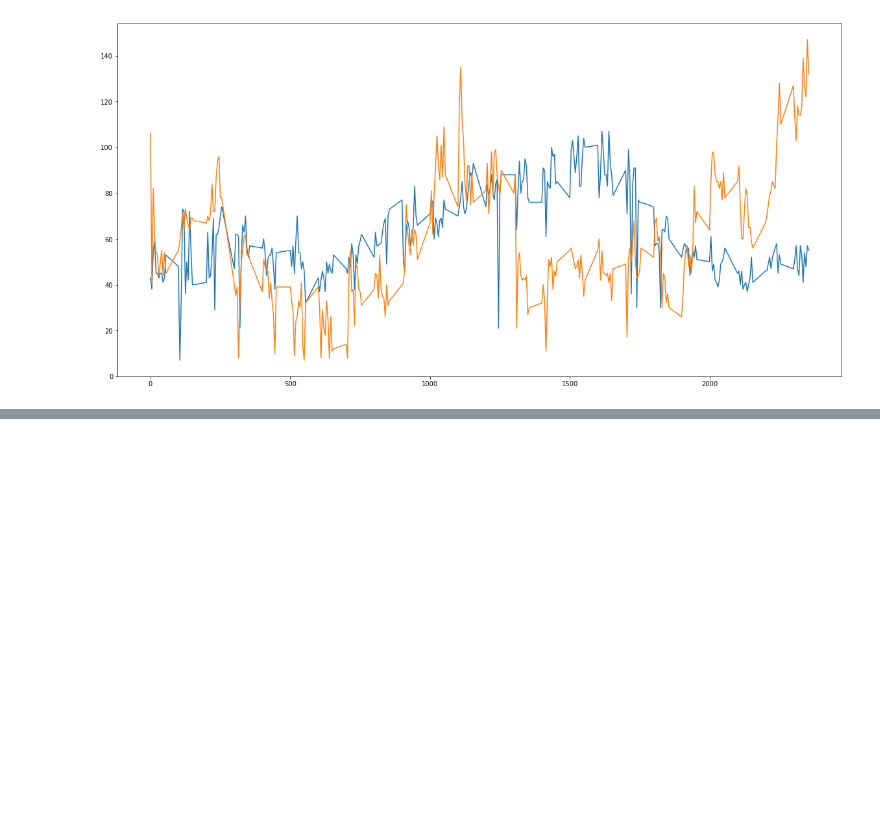
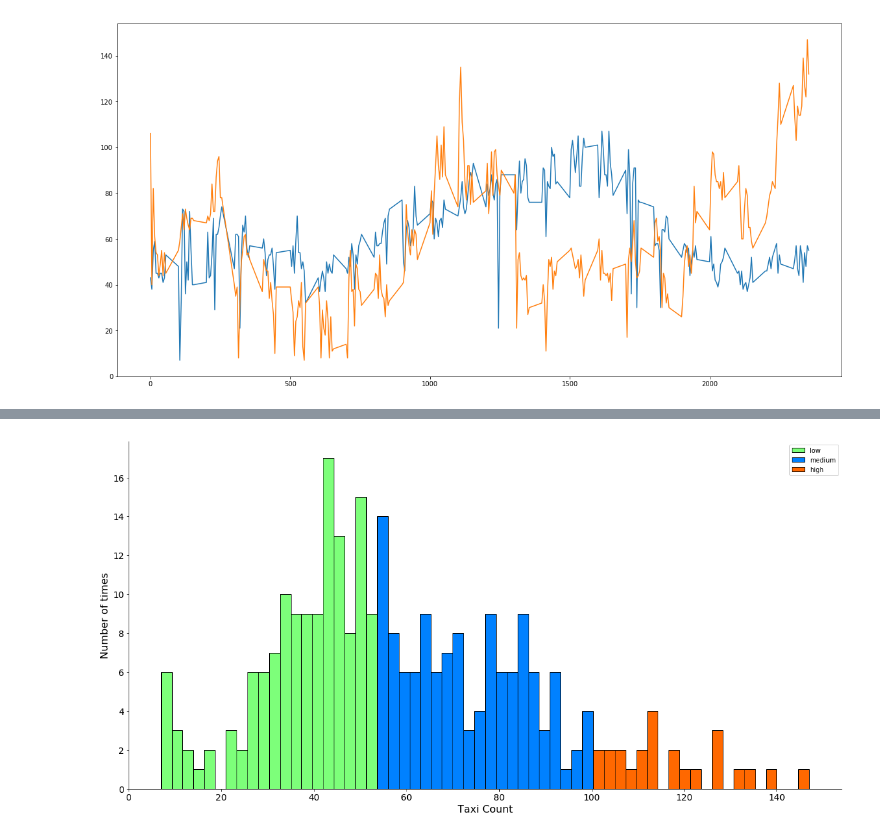
Before and after one commit to hari-allamraju/sg-taxidata, a Jupyter notebook: notebooks/Basic analysis.ipynb, the cells around one changed output, grey strips where cells are left out. Saved outputs shown, nothing was run; the diff lists cells and outputs as text; code cells hidden in the pictures; blank space fills up the shorter version.

```diff
--- a/notebooks/Basic analysis.ipynb
+++ b/notebooks/Basic analysis.ipynb
@@ -55,3 +50,7 @@ IndexError: list index out of range
+# %%
+visualize.plot_hist(y1,'Taxi Count','Number of times')
+# %% [output]
+[figure, added]
 # %%
 from sklearn.linear_model import LinearRegression
 
```
Also changed, not shown: parts of 5 cells of this notebook, 1 other file.
